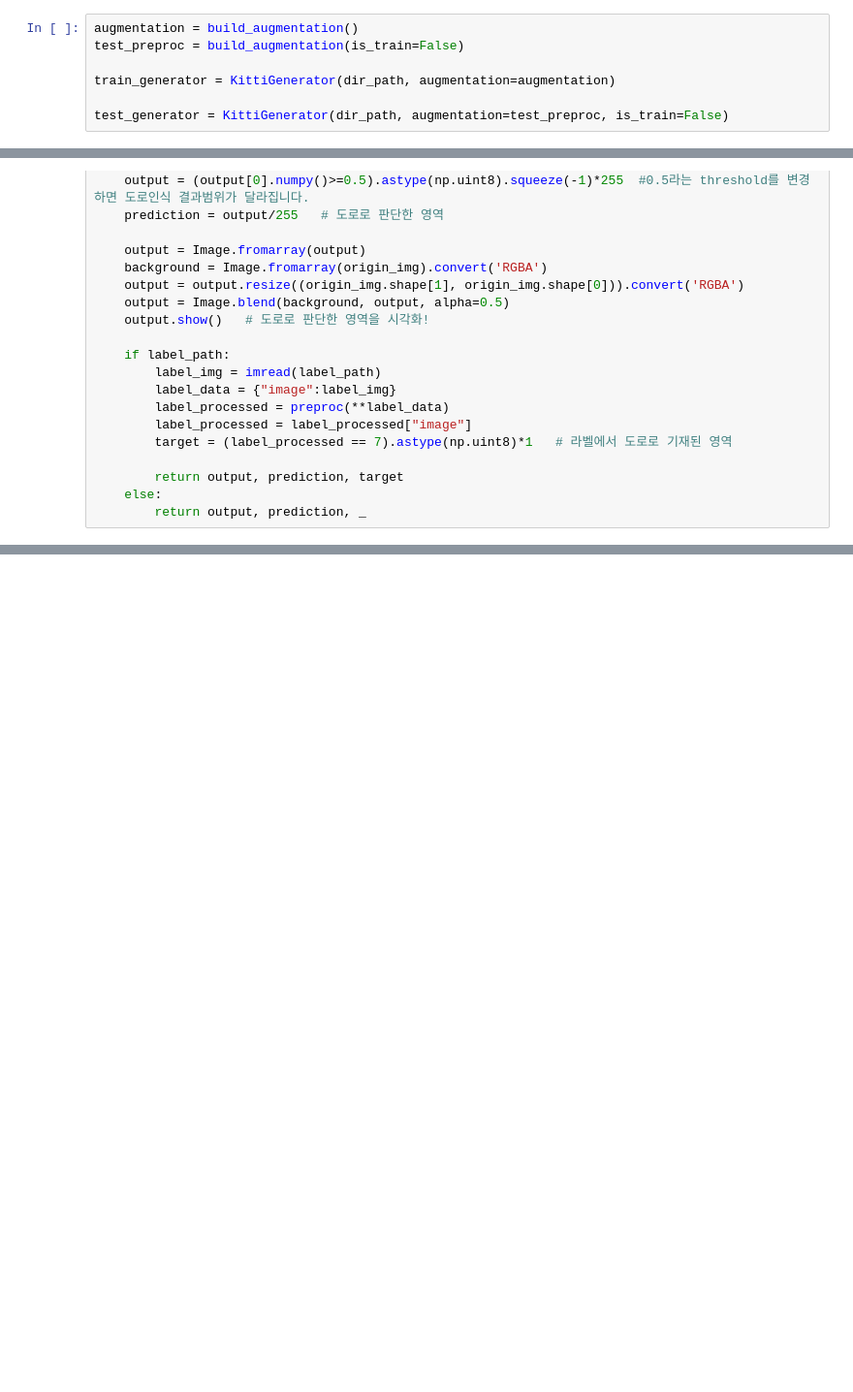
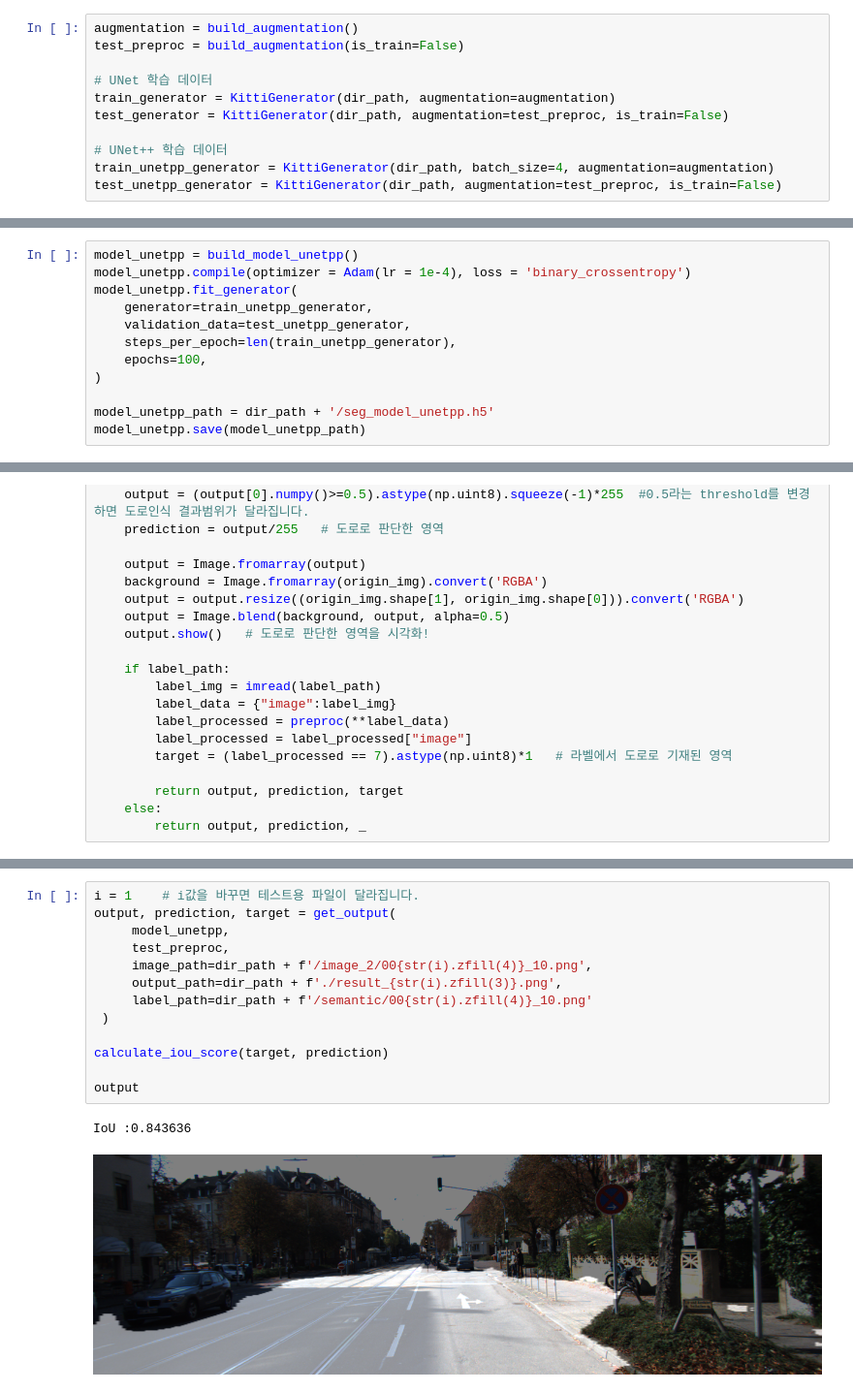
Before and after one commit to benestump/Aiffel, a Jupyter notebook: Going_Deeper(CV)/04_Semantic_Segmentation/G4_Semantic_Segmentation.ipynb, the cells around one changed output, grey strips where cells are left out. Shown at 97% size. Saved outputs shown, nothing was run; the diff lists cells and outputs as text; blank space fills up the shorter version.

```diff
--- a/Going_Deeper(CV)/04_Semantic_Segmentation/G4_Semantic_Segmentation.ipynb
+++ b/Going_Deeper(CV)/04_Semantic_Segmentation/G4_Semantic_Segmentation.ipynb
@@ -119,6 +128,10 @@ class KittiGenerator(tf.keras.utils.Sequence):
 augmentation = build_augmentation()
 test_preproc = build_augmentation(is_train=False)
 
+# UNet 학습 데이터
 train_generator = KittiGenerator(dir_path, augmentation=augmentation)
+test_generator = KittiGenerator(dir_path, augmentation=test_preproc, is_train=False)
 
-test_generator = KittiGenerator(dir_path, augmentation=test_preproc, is_train=False)
+# UNet++ 학습 데이터
+train_unetpp_generator = KittiGenerator(dir_path, batch_size=4, augmentation=augmentation)
+test_unetpp_generator = KittiGenerator(dir_path, augmentation=test_preproc, is_train=False)
@@ -199,0 +326,12 @@ Epoch 100/100
+# %%
+model_unetpp = build_model_unetpp()
+model_unetpp.compile(optimizer = Adam(lr = 1e-4), loss = 'binary_crossentropy')
+model_unetpp.fit_generator(
+    generator=train_unetpp_generator,
+    validation_data=test_unetpp_generator,
+    steps_per_epoch=len(train_unetpp_generator),
+    epochs=100,
+)
+
+model_unetpp_path = dir_path + '/seg_model_unetpp.h5'
+model_unetpp.save(model_unetpp_path)
@@ -247,0 +406,16 @@ IoU :0.883564
+# %%
+i = 1    # i값을 바꾸면 테스트용 파일이 달라집니다.
+output, prediction, target = get_output(
+     model_unetpp,
+     test_preproc,
+     image_path=dir_path + f'/image_2/00{str(i).zfill(4)}_10.png',
+     output_path=dir_path + f'./result_{str(i).zfill(3)}.png',
+     label_path=dir_path + f'/semantic/00{str(i).zfill(4)}_10.png'
+ )
+
+calculate_iou_score(target, prediction)
+
+output
+# %% [output]
+IoU :0.843636
+[figure, added]
```
Also changed, not shown: parts of 14 cells of this notebook.
